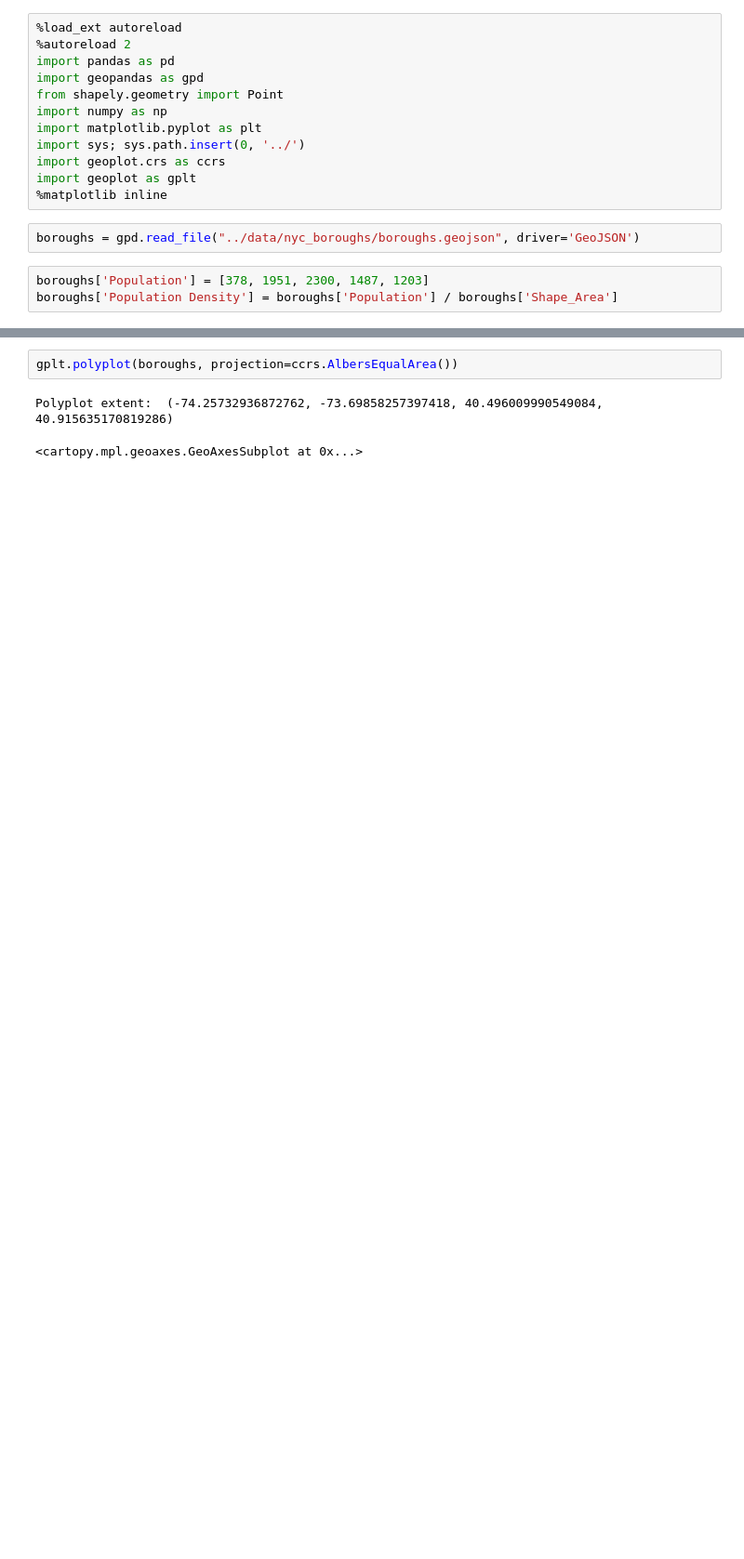
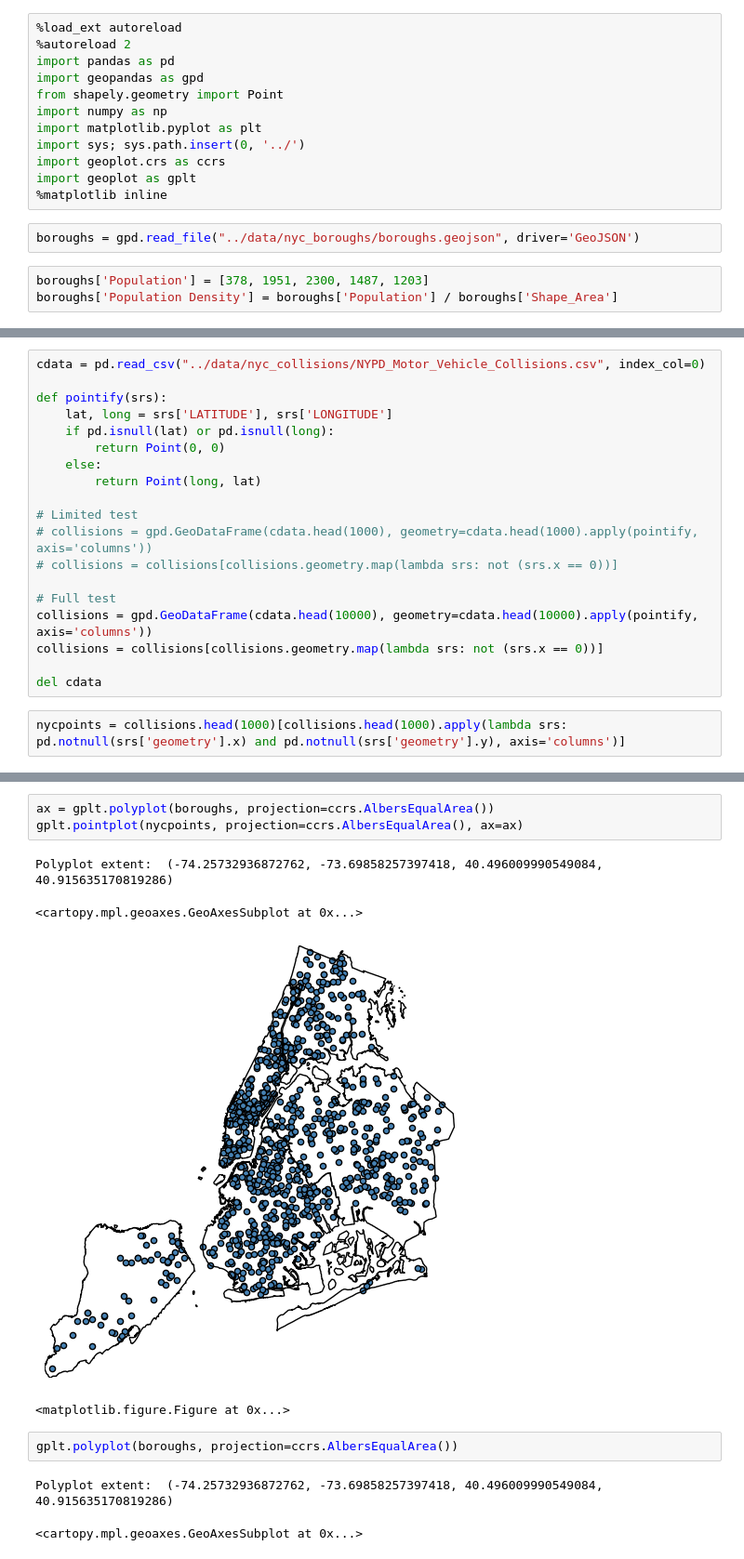
Before and after one commit to ResidentMario/geoplot, a Jupyter notebook: notebooks/dev-1.ipynb, the cells around one changed output, grey strips where cells are left out. Shown at 93% size. Saved outputs shown, nothing was run; the diff lists cells and outputs as text; blank space fills up the shorter version.

```diff
--- a/notebooks/dev.ipynb
+++ b/notebooks/dev-1.ipynb
@@ -19,0 +18,21 @@ ax.set_extent?
+# %%
+cdata = pd.read_csv("../data/nyc_collisions/NYPD_Motor_Vehicle_Collisions.csv", index_col=0)
+
+def pointify(srs):
+    lat, long = srs['LATITUDE'], srs['LONGITUDE']
+    if pd.isnull(lat) or pd.isnull(long):
+        return Point(0, 0)
+    else:
+        return Point(long, lat)
+
+# Limited test
+# collisions = gpd.GeoDataFrame(cdata.head(1000), geometry=cdata.head(1000).apply(pointify, axis='columns'))
+# collisions = collisions[collisions.geometry.map(lambda srs: not (srs.x == 0))]
+
+# Full test
+collisions = gpd.GeoDataFrame(cdata.head(10000), geometry=cdata.head(10000).apply(pointify, axis='columns'))
+collisions = collisions[collisions.geometry.map(lambda srs: not (srs.x == 0))]
+
+del cdata
+# %%
+nycpoints = collisions.head(1000)[collisions.head(1000).apply(lambda srs: pd.notnull(srs['geometry'].x) and pd.notnull(srs['geometry'].y), axis='columns')]
@@ -20,3 +58,11 @@ ax.set_extent?
+# %%
+ax = gplt.polyplot(boroughs, projection=ccrs.AlbersEqualArea())
+gplt.pointplot(nycpoints, projection=ccrs.AlbersEqualArea(), ax=ax)
+# %% [output]
+Polyplot extent:  (-74.25732936872762, -73.69858257397418, 40.496009990549084, 40.915635170819286)
+<cartopy.mpl.geoaxes.GeoAxesSubplot at 0x...>
+[figure, added]
+<matplotlib.figure.Figure at 0x...>
 # %%
 gplt.polyplot(boroughs, projection=ccrs.AlbersEqualArea())
 # %% [output]
```
Also changed, not shown: parts of 4 cells of this notebook, 3 other files.
